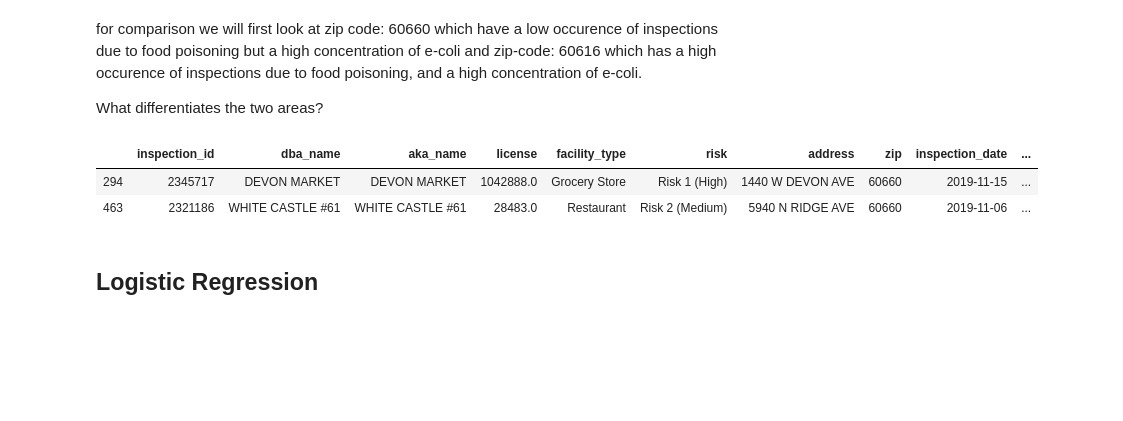
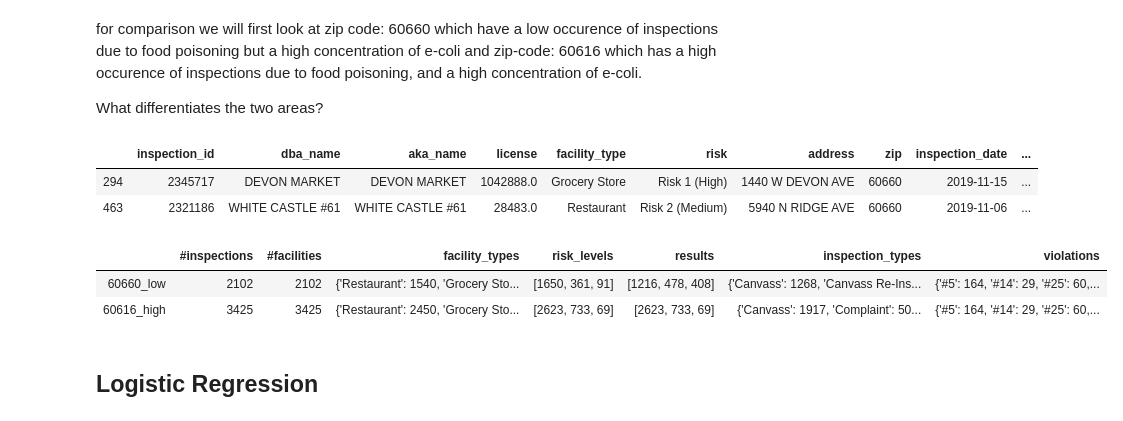
Before and after one commit to marisofie/epfl_ada_project, a Jupyter notebook: observational_study.ipynb, the cells around one changed output. Cells and saved outputs as stored; diff of their text form; code cells hidden in the pictures; blank space fills up the shorter version.

```diff
--- a/observational_study.ipynb
+++ b/observational_study.ipynb
@@ -160,6 +160,11 @@ violation_60616 = violation_count(zip_60616_high.violations)
 data_zips['violations'] = [violation_60660, violation_60660]
 # %%
 obs_df = pd.DataFrame(data_zips, index = ['60660_low', '60616_high'])
+obs_df
+# %% [output]
+|  | #inspections | #facilities | facility_types | risk_levels | results | inspection_types | violations |
+| 60660_low | 2102 | 2102 | {'Restaurant': 1540, 'Grocery Sto... | [1650, 361, 91] | [1216, 478, 408] | {'Canvass': 1268, 'Canvass Re-Ins... | {'#5': 164, '#14': 29, '#25': 60,... |
+| 60616_high | 3425 | 3425 | {'Restaurant': 2450, 'Grocery Sto... | [2623, 733, 69] | [2623, 733, 69] | {'Canvass': 1917, 'Complaint': 50... | {'#5': 164, '#14': 29, '#25': 60,... |
 # %% [markdown]
 ## Logistic Regression
 # %%
```
Also changed, not shown: 1 other file.
